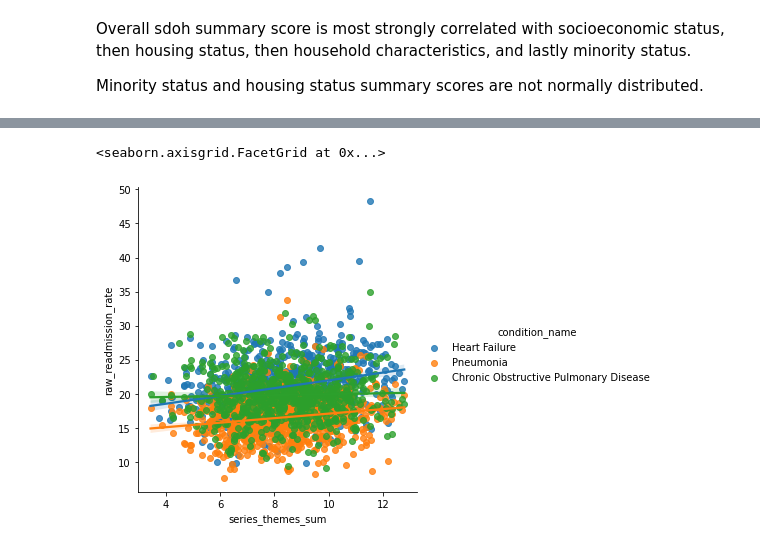
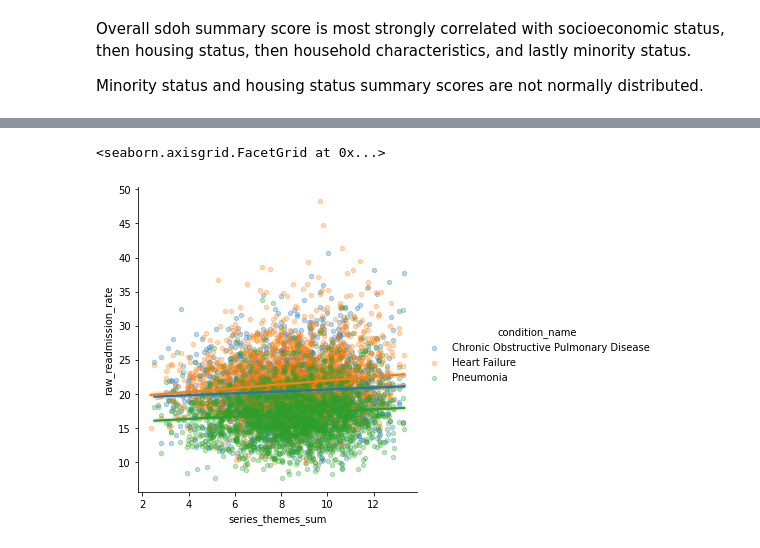
Before and after one commit to DS4A-2023-Team-20/ca-sdoh, a Jupyter notebook: code/audrey/sdoh_eda_plots.ipynb, the cells around one changed output, grey strips where cells are left out. Cells and saved outputs as stored; diff of their text form; code cells hidden in the pictures.

```diff
--- a/code/audrey/sdoh_eda_plots.ipynb
+++ b/code/audrey/sdoh_eda_plots.ipynb
@@ -82,8 +85,10 @@ Minority status and housing status summary scores are not normally distributed.
 #aggregating sums of number_of_discharges and number_of_readmissions, but mean for overall sdoh sum measure
 #predicted/expected readmission ratios are probably not helpful here we shouldn't aggregate over ratios
 
-data_county = (data.groupby(['county_name','condition_name'], as_index=False)
+#filter out -999
+data = data[data['series_themes_sum'] > 0]
+data_census = (data.groupby(['fips','condition_name'], as_index=False)
        .agg({'number_of_discharges':'sum', 'number_of_readmissions':'sum','series_themes_sum':'mean'})
        .rename(columns={'Missed':'Sum1', 'Credit':'Sum2','Grade':'Average'}))
-data_county.head()
+data_census.head()
 # %% [output]
@@ -96,5 +101,5 @@ data_county.head()
 # %%
 #add calculated raw_readmission_rate
-data_county["raw_readmission_rate"] = data_county.number_of_readmissions / data_county.number_of_discharges * 100
-data_county.head()
+data_census["raw_readmission_rate"] = data_census.number_of_readmissions / data_census.number_of_discharges * 100
+data_census.head()
 # %% [output]
@@ -107,6 +112,6 @@ data_county.head()
 # %%
 #plotting relationship between raw_readmission_rate, series_themes_sum, and condition_name
-sns.lmplot(data = data_county, x = "series_themes_sum", y = "raw_readmission_rate",hue = "condition_name")
+sns.lmplot(data = data_census, x = "series_themes_sum", y = "raw_readmission_rate",hue = "condition_name",scatter_kws={'s': 20, 'alpha': 0.3}, line_kws={'alpha': 1})
 # %% [output]
 <seaborn.axisgrid.FacetGrid at 0x...>
-[figure, old version]
+[figure, new version]
```
Also changed, not shown: parts of 14 cells of this notebook.
